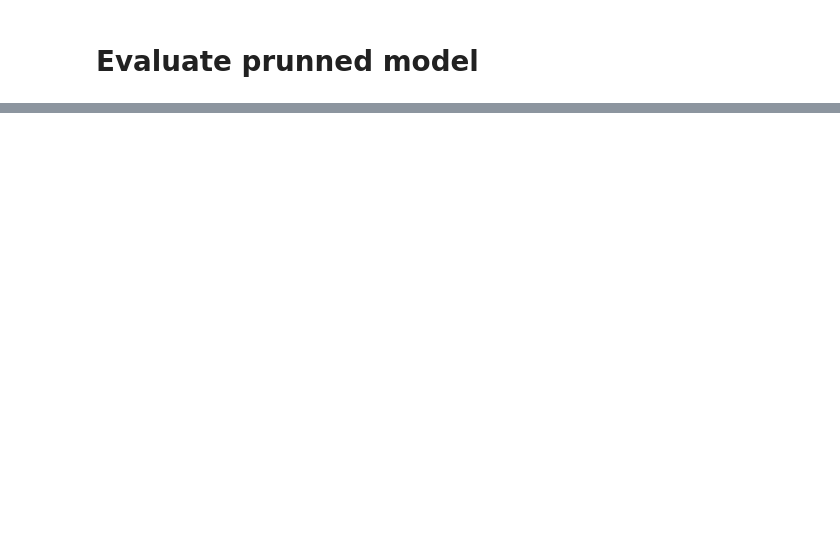
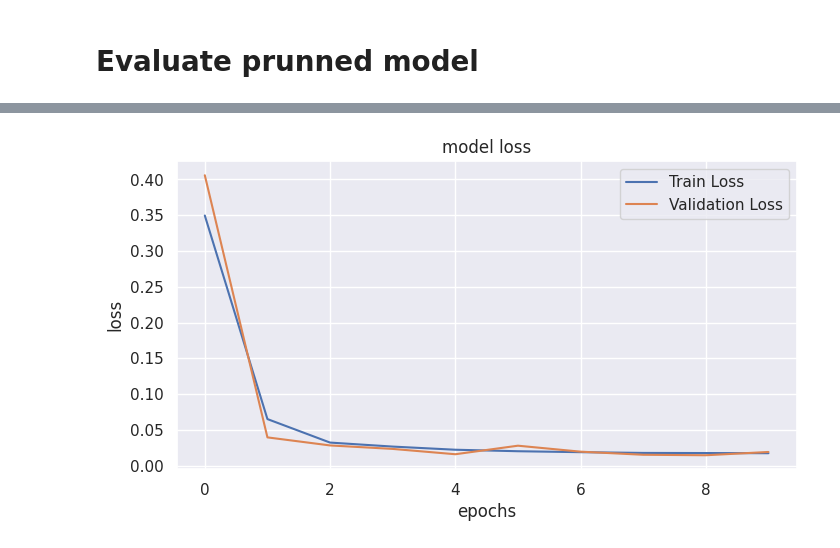
Before and after one commit to prximenes/vehicular-ethernet-ids, a Jupyter notebook: cnn-2d-PRUNNING.ipynb, the cells around one changed output, grey strips where cells are left out. Cells and saved outputs as stored; diff of their text form; code cells hidden in the pictures; blank space fills up the shorter version.

```diff
--- a/cnn-2d-PRUNNING.ipynb
+++ b/cnn-2d-PRUNNING.ipynb
@@ -421,0 +671,10 @@ Y = Y_subset
+# %%
+converter = tf.lite.TFLiteConverter.from_keras_model(model_for_export)
+pruned_tflite_model = converter.convert()
+
+pruned_tflite_file = model_3xprunned_save_path + 'TFLite_3xPrunned.tflite'
+
+with open(pruned_tflite_file, 'wb') as f:
+  f.write(pruned_tflite_model)
+
+print('Saved pruned TFLite model to:', pruned_tflite_file)
@@ -422,56 +750,76 @@ Y = Y_subset
 # %%
-# Carregar o modelo podado do fold 3
-model = load_model(load_path + 'pruned_fold3_model.h5')
+file_name = f'log_modelo_fold3.txt'
+file1 = open(os.path.join(model_10xprunned_save_path, file_name), "a")
 
-# Fazer previsões
 start = time.time()
-y_pred_scores = model.predict(X)
+y_pred_scores = model.predict(x_val)
 end = time.time()
 
-# Tempo de execução
-print(f"\nSubset size: {X.shape[0]}\n", file=file1)
 print(f"Runtime of the program is {end - start}", file=file1)
+total_time = end - start
+timesample = total_time/y_pred_scores.shape[0]
+print(f"us/sample is {timesample*1000000}", file=file1)
 
-total_time = end - start
-timesample = total_time / y_pred_scores.shape[0]
-print(f"us/sample is {timesample * 1000000}", file=file1)
+y_pred_class = (y_pred_scores > 0.5).astype("int64")
 
-# Gerar as classificações e probabilidades
-y_pred_class = (y_pred_scores > 0.5).astype("int64")
+y_pred_scores2 = y_pred_scores
 y_pred_scores_0 = 1 - y_pred_scores
 y_pred_scores = np.concatenate([y_pred_scores_0, y_pred_scores], axis=1)
 
-# Calcular métricas de desempenho
-accuracy, recall, precision, f1, auroc, aupr = compute_performance_metrics(Y, y_pred_class, y_pred_scores)
+accuracy, recall, precision, f1, auroc, aupr = compute_performance_metrics(y_val, y_pred_class, y_pred_scores)
 
-# Salvar resultados
-print(f'Results for pruned model: Recall of {recall}; accuracy of {accuracy}; precision of {precision}; f1 of {f1}; auroc of {auroc}; aupr of {aupr}', file=file1)
 
-# Plotar e salvar a matriz de confusão
-sns.set(rc={'figure.figsize': (8, 8)})
-subplot = skplt.metrics.plot_confusion_matrix(Y, y_pred_class, normalize=True)
-subplot.set_ylim(-0.5, 1.5)
-plt.savefig(save_path + "conf_matrix_pruned.png")
+mseTeste = mean_squared_error(y_val, y_pred_class)
+
+print(f'Results for Prunned Model [10x]:\n Recall of {recall}; accuracy of {accuracy}; precision of {precision}; f1 of {f1}; auroc of {auroc}; aupr of {aupr}', file=file1)
+
+sns.set(rc={'figure.figsize':(8,8)})
+plt.figure(figsize=(8,4))
+plt.plot(history.history['loss'], label='Train Loss')
+plt.plot(history.history['val_loss'], label='Validation Loss')
+plt.title('model loss')
+plt.ylabel('loss')
+plt.xlabel('epochs')
+plt.legend(loc='upper right')
+plt.savefig(model_10xprunned_save_path + "loss_and_val_loss_prunned.png")
 plt.show()
 
-# Plotar e salvar a curva ROC
-fpr_keras, tpr_keras, thresholds_keras = roc_curve(Y, y_pred_scores[:, 1])
+sns.set(rc={'figure.figsize':(8,8)})
+plt.figure(figsize=(8,4))
+plt.plot(history.history['accuracy'], label='Train accuracy')
+plt.plot(history.history['val_accuracy'], label='Validation accuracy')
+plt.title('model accuracy')
+plt.ylabel('accuracy')
+plt.xlabel('epochs')
+plt.legend(loc='upper right')
+plt.savefig(model_10xprunned_save_path + "loss_and_val_accuracy_prunned.png")
+plt.show()
+
+# sns.set(rc={'figure.figsize':(8,8)})
+# subplot = skplt.metrics.plot_confusion_matrix(y_val, y_pred_class, normalize=True)
+# subplot.set_ylim(-0.5, 1.5)
+# plt.savefig(save_path + "conf_matrix.png")
+# plt.show()
+
+fpr_keras, tpr_keras, thresholds_keras = roc_curve(y_val, y_pred_scores2)
 auc_keras = auc(fpr_keras, tpr_keras)
 
-sns.set(rc={'figure.figsize': (8, 8)})
-plt.plot([0, 1], [0, 1], linestyle='--', lw=2, color='black')
-plt.plot(fpr_keras, tpr_keras, marker='.', label='Pruned Model (auc = %0.4f)' % auc_keras)
+
+sns.set(rc={'figure.figsize':(8,8)})
+plt.plot([0,1],[0,1],linestyle = '--',lw = 2,color = 'black')
+plt.plot(fpr_keras, tpr_keras, marker='.', label='MLP (auc = %0.3f)' % auc_keras)
 plt.xlabel('False Positive Rate')
 plt.ylabel('True Positive Rate')
 plt.title('ROC')
 plt.legend(loc="lower right")
-plt.savefig(save_path + "plot_roc_pruned.png")
+plt.savefig(model_10xprunned_save_path + "plot_roc_prunned.png")
+plt.show()
+#########################################################################################################
+#Plotando o histórico do treino
+pd.DataFrame(history.history).plot(figsize=(8, 5))
+plt.grid(True)
+plt.gca().set_ylim(0, 1)
 plt.show()
 
-# Limpar recursos
 file1.close()
-del model
-time.sleep(3)
-gc.collect()
-
-print("Avaliação do modelo podado concluída!")
+# %% [output]
@@ -477,0 +827 @@ print("Avaliação do modelo podado concluída!")
+[figure, added]
```
Also changed, not shown: parts of 40 cells of this notebook, 23 other files.
